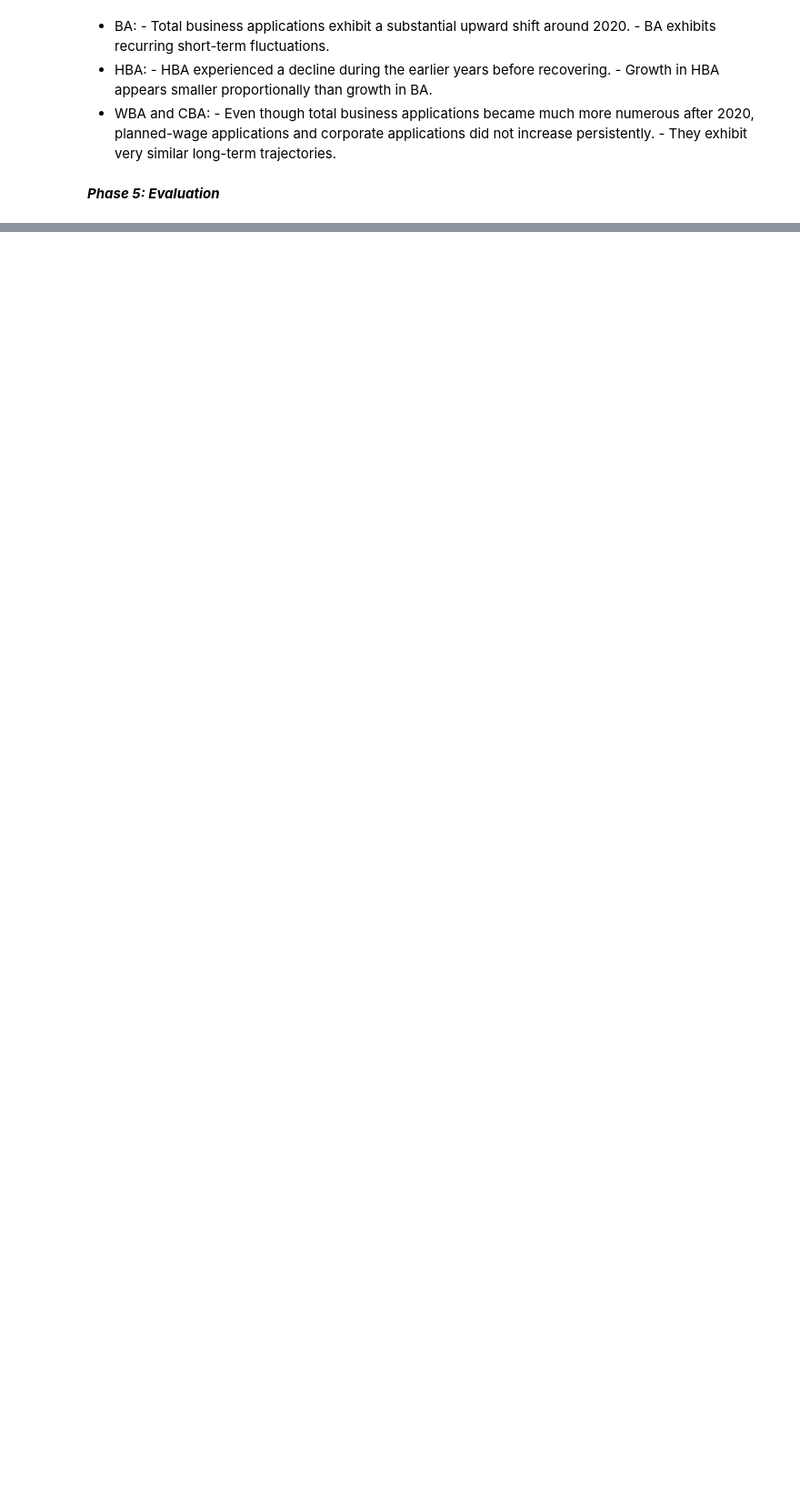
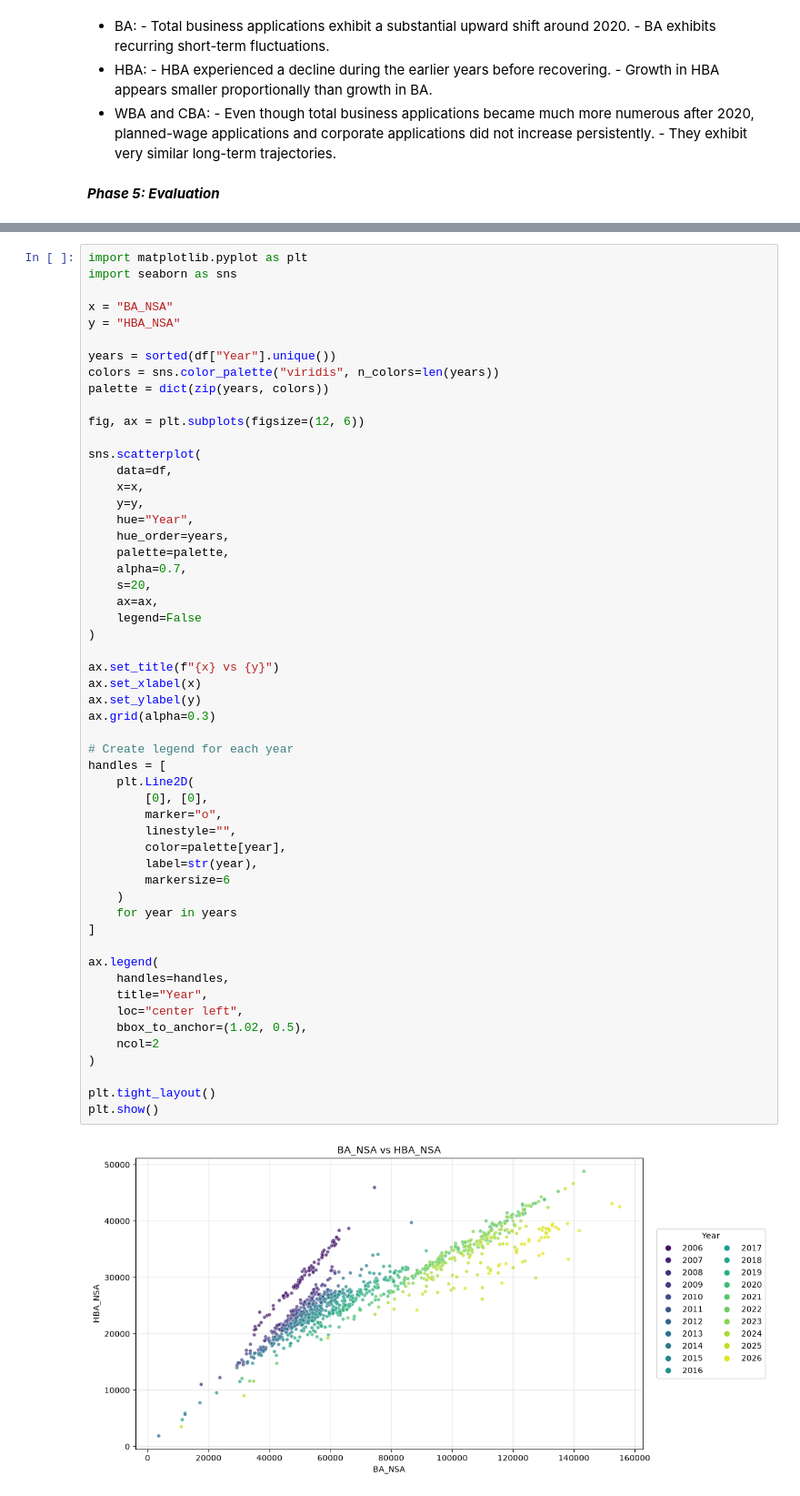
Before and after one commit to farzanehmasteri/EDA---US-Business-Formation-Statistics-Dataset, a Jupyter notebook: code.ipynb, the cells around one changed output, grey strips where cells are left out. Shown at 91% size. Saved outputs shown, nothing was run; the diff lists cells and outputs as text; blank space fills up the shorter version.

```diff
--- a/code.ipynb
+++ b/code.ipynb
@@ -539,0 +552,56 @@ Yes. Total business applications show a clear upward trend, particularly after 2
+# %%
+import matplotlib.pyplot as plt
+import seaborn as sns
+
+x = "BA_NSA"
+y = "HBA_NSA"
+
+years = sorted(df["Year"].unique())
+colors = sns.color_palette("viridis", n_colors=len(years))
+palette = dict(zip(years, colors))
+
+fig, ax = plt.subplots(figsize=(12, 6))
+
+sns.scatterplot(
+    data=df,
+    x=x,
+    y=y,
+    hue="Year",
+    hue_order=years,
+    palette=palette,
+    alpha=0.7,
+    s=20,
+    ax=ax,
+    legend=False
+)
+
+ax.set_title(f"{x} vs {y}")
+ax.set_xlabel(x)
+ax.set_ylabel(y)
+ax.grid(alpha=0.3)
+
+# Create legend for each year
+handles = [
+    plt.Line2D(
+        [0], [0],
+        marker="o",
+        linestyle="",
+        color=palette[year],
+        label=str(year),
+        markersize=6
+    )
+    for year in years
+]
+
+ax.legend(
+    handles=handles,
+    title="Year",
+    loc="center left",
+    bbox_to_anchor=(1.02, 0.5),
+    ncol=2
+)
+
+plt.tight_layout()
+plt.show()
+# %% [output]
+[figure, added]
```
Also changed, not shown: parts of 7 cells of this notebook.
